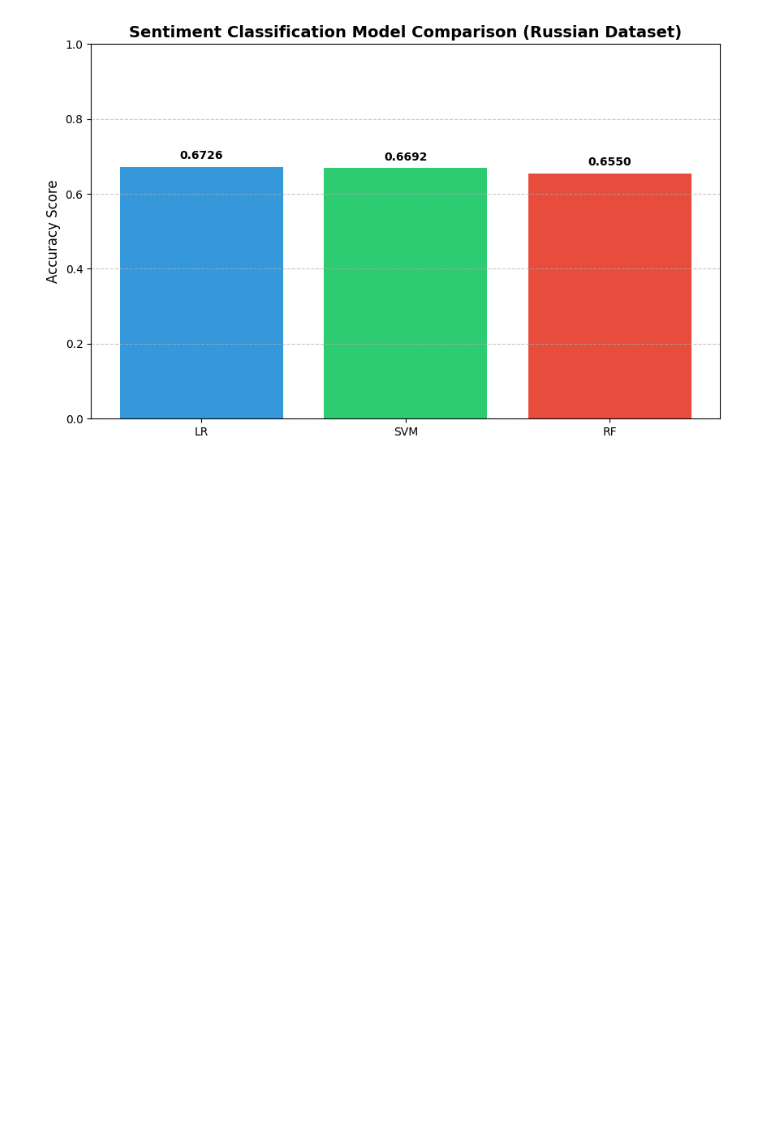
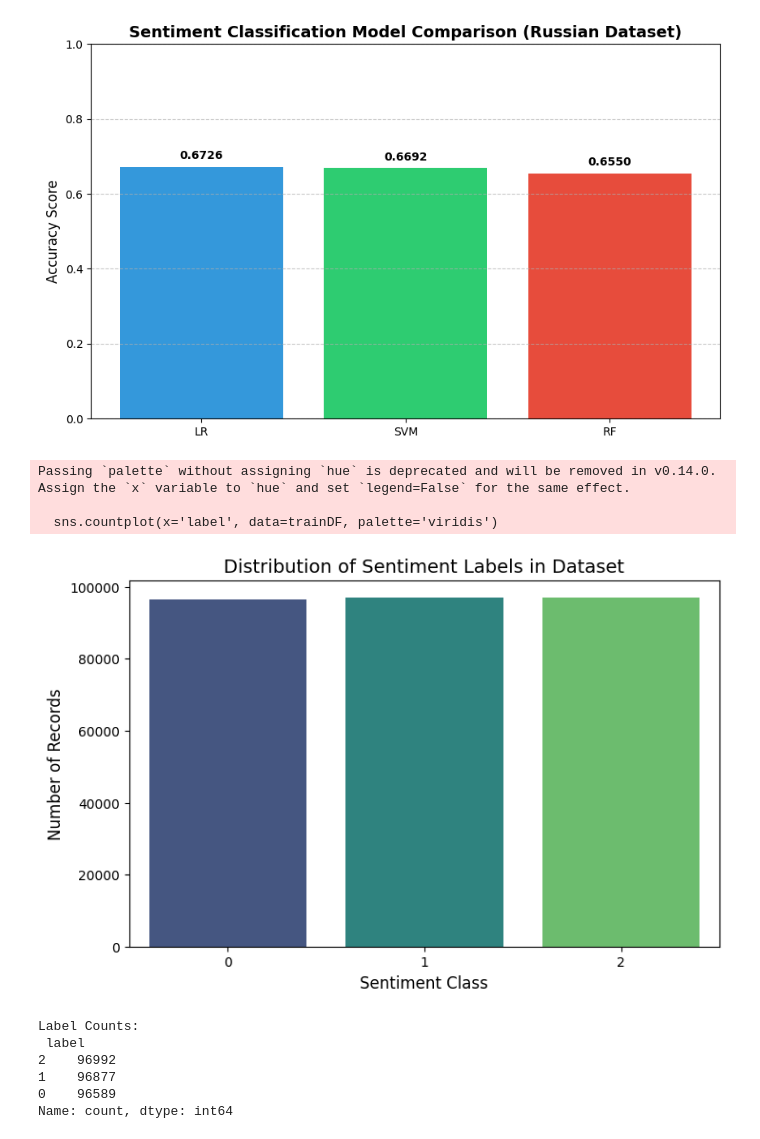
Before and after one commit to adriannag9/machine-learning-project, a Jupyter notebook: ru_sentiment_classification.ipynb, the cells around one changed output. Drawn from its saved outputs; the diff is of its cells as text; code cells hidden in the pictures; blank space fills up the shorter version.

```diff
--- a/ru_sentiment_classification.ipynb
+++ b/ru_sentiment_classification.ipynb
@@ -436,3 +442,29 @@ plt.savefig('model_comparison.png', dpi=300, bbox_inches='tight')
 plt.show()
 # %% [output]
 [figure]
+# %%
+import matplotlib.pyplot as plt
+import seaborn as sns
+
+# Visualization of label distribution
+# This helps identify if the dataset is balanced across sentiment classes
+plt.figure(figsize=(8, 5))
+sns.countplot(x='label', data=trainDF, palette='viridis')
+plt.title('Distribution of Sentiment Labels in Dataset', fontsize=14)
+plt.xlabel('Sentiment Class', fontsize=12)
+plt.ylabel('Number of Records', fontsize=12)
+plt.show()
+
+# Print exact counts for reference
+print("Label Counts:\n", trainDF['label'].value_counts())
+# %% [output]
+Passing `palette` without assigning `hue` is deprecated and will be removed in v0.14.0. Assign the `x` variable to `hue` and set `legend=False` for the same effect.
+
+  sns.countplot(x='label', data=trainDF, palette='viridis')
+[figure, added]
+Label Counts:
+ label
+2    96992
+1    96877
+0    96589
+Name: count, dtype: int64
```
Also changed, not shown: parts of 7 cells of this notebook.
